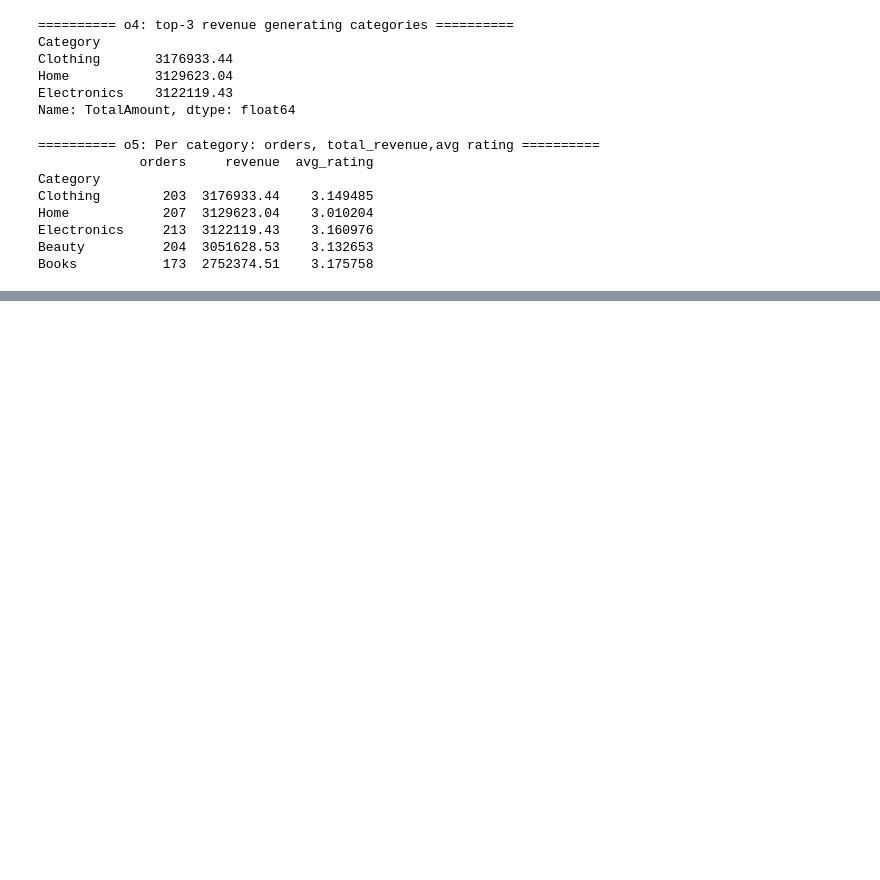
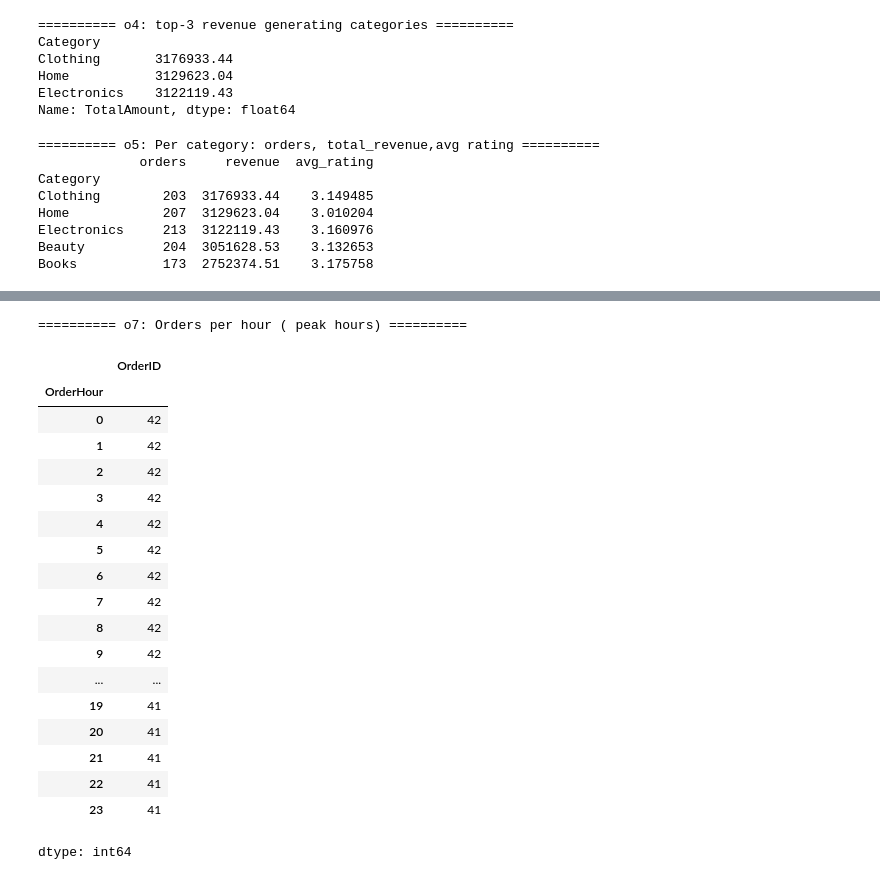
Before and after one commit to anuvishalp/Python_Projects, a Jupyter notebook: Project-ETL.ipynb, the cells around one changed output, grey strips where cells are left out. Saved outputs shown, nothing was run; the diff lists cells and outputs as text; code cells hidden in the pictures; blank space fills up the shorter version.

```diff
--- a/Project-ETL.ipynb
+++ b/Project-ETL.ipynb
@@ -185,0 +208,27 @@ category_stats = (
+# %%
+#7 Orders per hour (peak hours)
+
+h(7,"Orders per hour ( peak hours)")
+orders_per_hour= df.groupby('OrderHour')['OrderID'].nunique().sort_index()
+orders_per_hour
+# %% [output]
+========== o7: Orders per hour ( peak hours) ==========
+|  | OrderID |
+| OrderHour |  |
+| 0 | 42 |
+| 1 | 42 |
+| 2 | 42 |
+| 3 | 42 |
+| 4 | 42 |
+| 5 | 42 |
+| 6 | 42 |
+| 7 | 42 |
+| 8 | 42 |
+| 9 | 42 |
+| ... | ... |
+| 19 | 41 |
+| 20 | 41 |
+| 21 | 41 |
+| 22 | 41 |
+| 23 | 41 |
+dtype: int64
```
Also changed, not shown: parts of 2 cells of this notebook.
